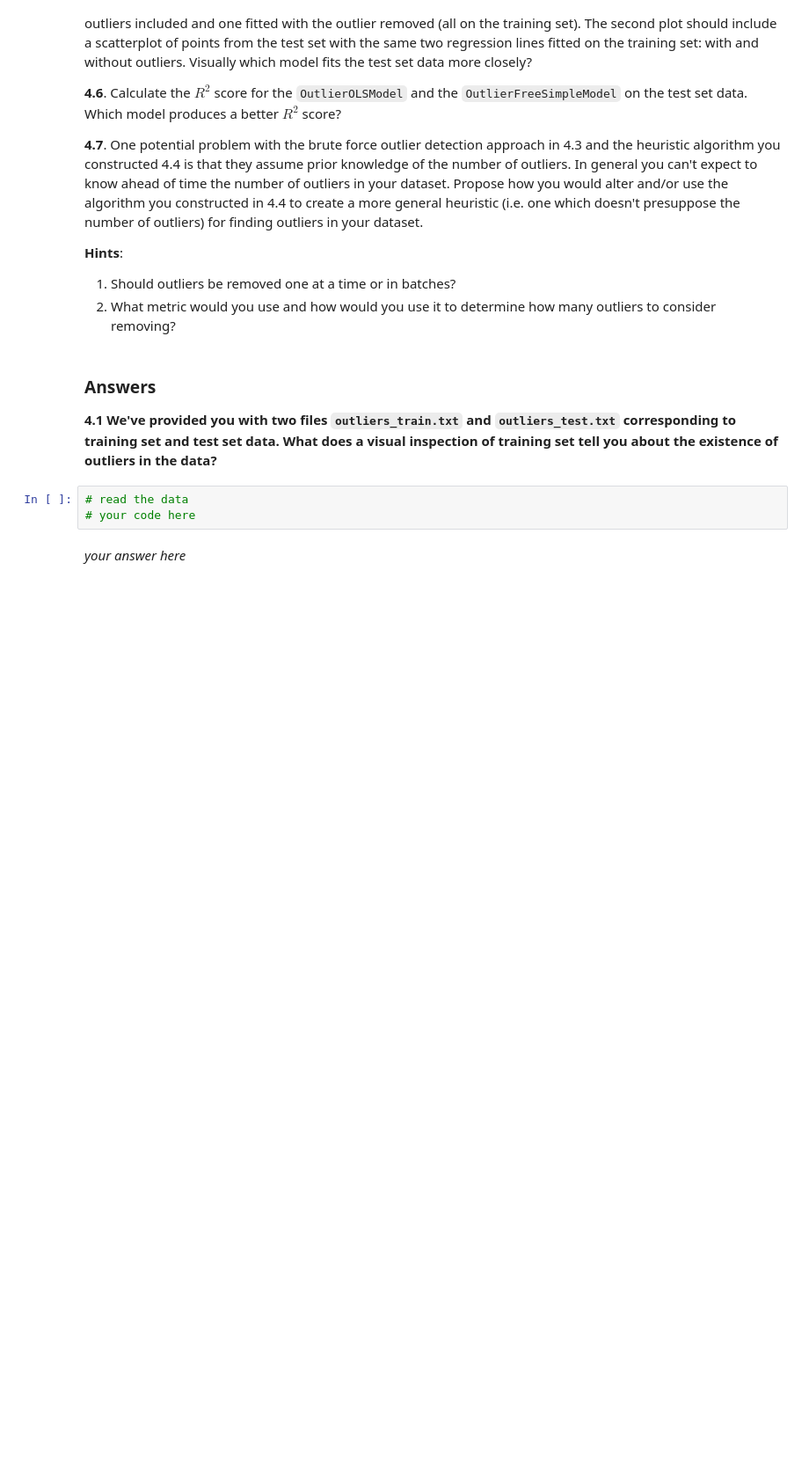
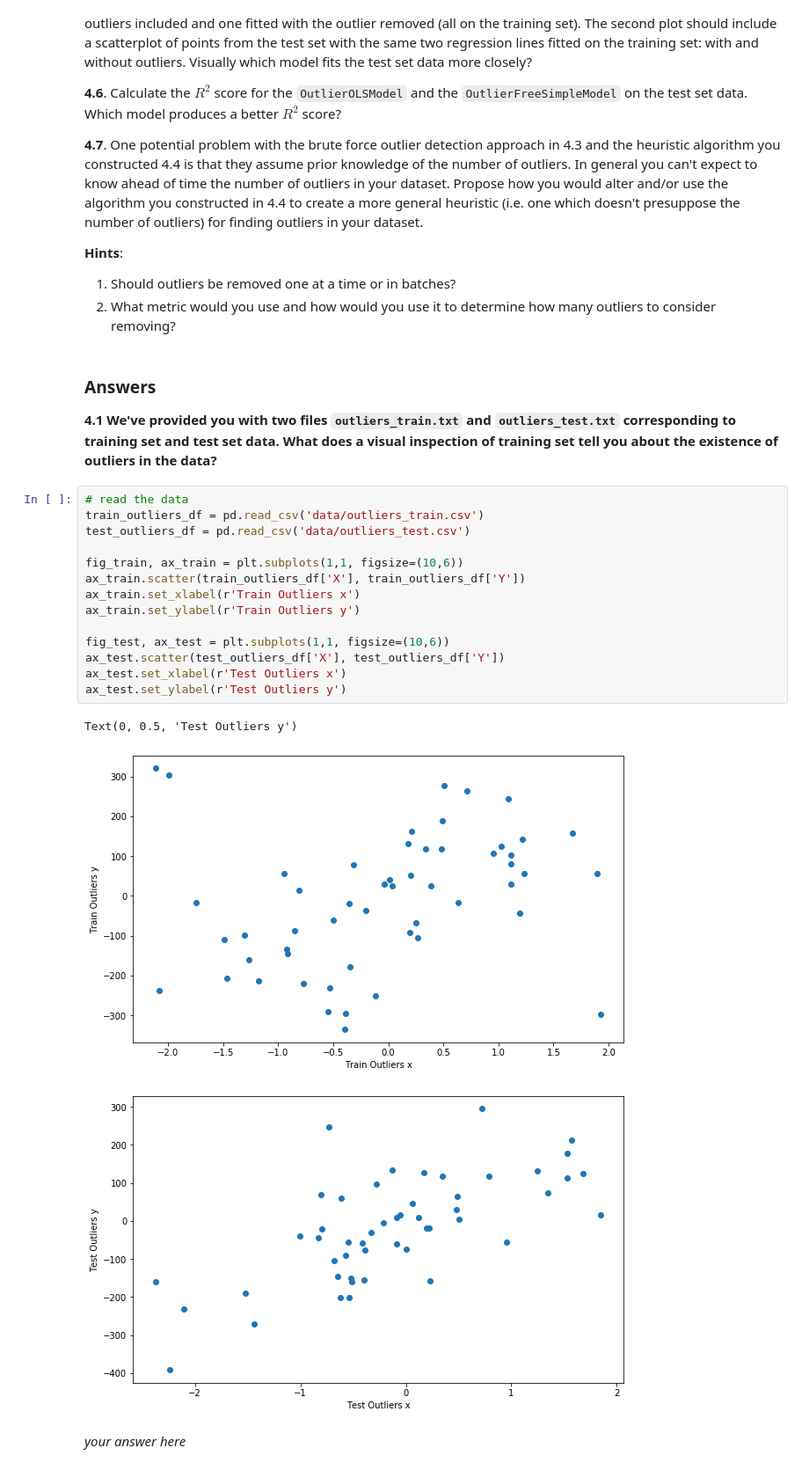
Before and after one commit to katevovor/2019-CS109A, a Jupyter notebook: hw/hw2/cs109a_hw2_109_submit.ipynb, the cells around one changed output. Shown: that part at 88% size. Cells and saved outputs as stored; diff of their text form; blank space fills up the shorter version.

```diff
--- a/hw/hw2/cs109a_hw2_109_submit.ipynb
+++ b/hw/hw2/cs109a_hw2_109_submit.ipynb
@@ -263,9 +401,24 @@ You may recall from lectures that OLS Linear Regression can be susceptible to ou
 # %% [markdown]
 ### Answers
 **4.1  We've provided you with two files `outliers_train.txt` and `outliers_test.txt` corresponding to training set and test set data.  What does a visual inspection of training set tell you about the existence of outliers in the data?**
-# %%
-# read the data
-# your code here
+# %%
+# read the data
+train_outliers_df = pd.read_csv('data/outliers_train.csv')
+test_outliers_df = pd.read_csv('data/outliers_test.csv')
+
+fig_train, ax_train = plt.subplots(1,1, figsize=(10,6))
+ax_train.scatter(train_outliers_df['X'], train_outliers_df['Y'])
+ax_train.set_xlabel(r'Train Outliers x')
+ax_train.set_ylabel(r'Train Outliers y')
+
+fig_test, ax_test = plt.subplots(1,1, figsize=(10,6))
+ax_test.scatter(test_outliers_df['X'], test_outliers_df['Y'])
+ax_test.set_xlabel(r'Test Outliers x')
+ax_test.set_ylabel(r'Test Outliers y')
+# %% [output]
+Text(0, 0.5, 'Test Outliers y')
+[figure, added]
+[figure, added]
 # %% [markdown]
 *your answer here*
 # %% [markdown]
```
Also changed, not shown: parts of 21 cells of this notebook.
